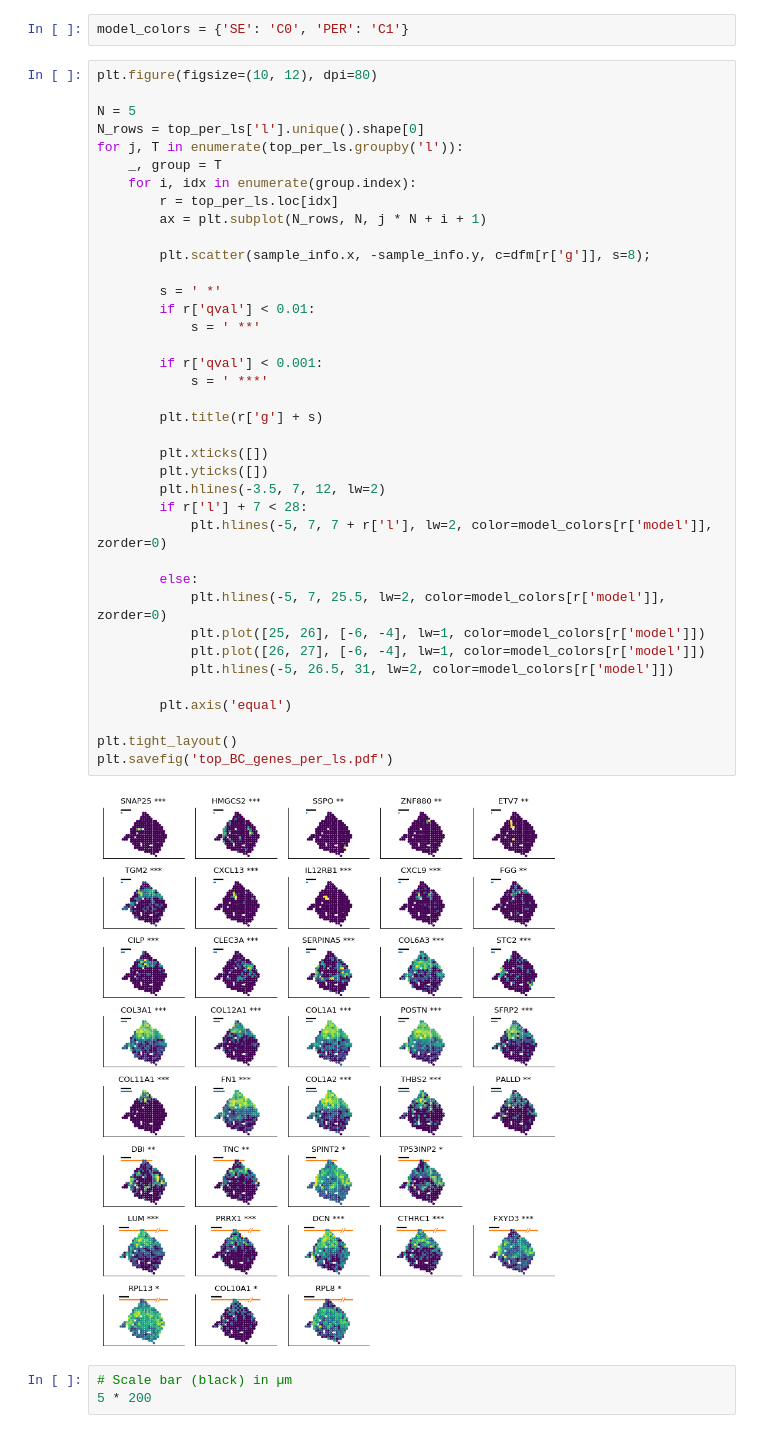
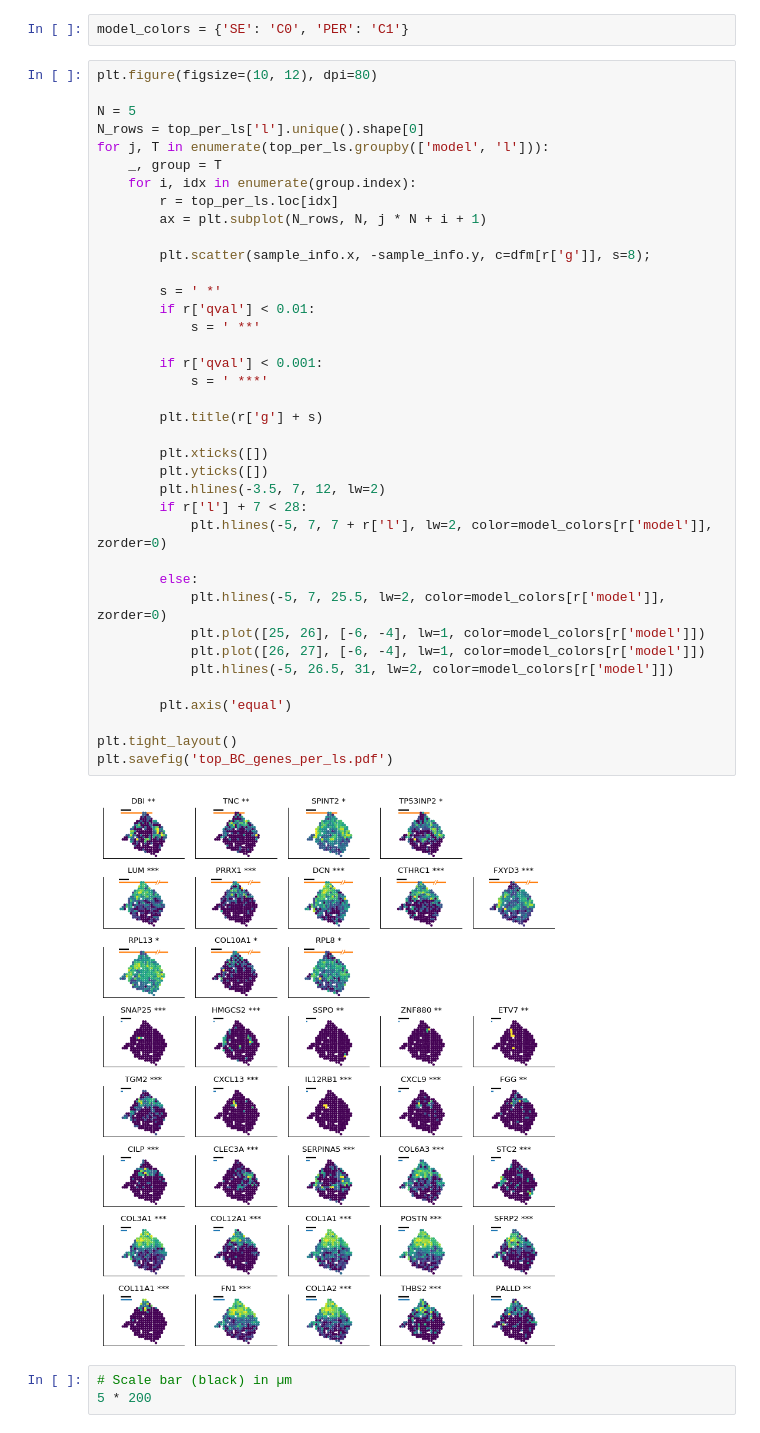
Before and after one commit to Teichlab/SpatialDE, a Jupyter notebook: Analysis/BreastCancer/Breast Cancer Tissue Analysis.ipynb, the cells around one changed output. Drawn from its saved outputs; the diff is of its cells as text.

```diff
--- a/Analysis/BreastCancer/Breast Cancer Tissue Analysis.ipynb
+++ b/Analysis/BreastCancer/Breast Cancer Tissue Analysis.ipynb
@@ -134,41 +134,41 @@ plt.figure(figsize=(10, 12), dpi=80)
 
 N = 5
 N_rows = top_per_ls['l'].unique().shape[0]
-for j, T in enumerate(top_per_ls.groupby('l')):
+for j, T in enumerate(top_per_ls.groupby(['model', 'l'])):
     _, group = T
     for i, idx in enumerate(group.index):
         r = top_per_ls.loc[idx]
         ax = plt.subplot(N_rows, N, j * N + i + 1)
 
         plt.scatter(sample_info.x, -sample_info.y, c=dfm[r['g']], s=8);
 
         s = ' *'
         if r['qval'] < 0.01:
             s = ' **'
 
         if r['qval'] < 0.001:
             s = ' ***'
 
         plt.title(r['g'] + s)
 
         plt.xticks([])
         plt.yticks([])
         plt.hlines(-3.5, 7, 12, lw=2)
         if r['l'] + 7 < 28:
             plt.hlines(-5, 7, 7 + r['l'], lw=2, color=model_colors[r['model']], zorder=0)
 
         else:
             plt.hlines(-5, 7, 25.5, lw=2, color=model_colors[r['model']], zorder=0)
             plt.plot([25, 26], [-6, -4], lw=1, color=model_colors[r['model']])
             plt.plot([26, 27], [-6, -4], lw=1, color=model_colors[r['model']])
             plt.hlines(-5, 26.5, 31, lw=2, color=model_colors[r['model']])
 
         plt.axis('equal')
 
 plt.tight_layout()
 plt.savefig('top_BC_genes_per_ls.pdf')
 # %% [output]
-[figure, old version]
+[figure, new version]
 # %%
 # Scale bar (black) in µm
 5 * 200
```
Also changed, not shown: 1 other file.
